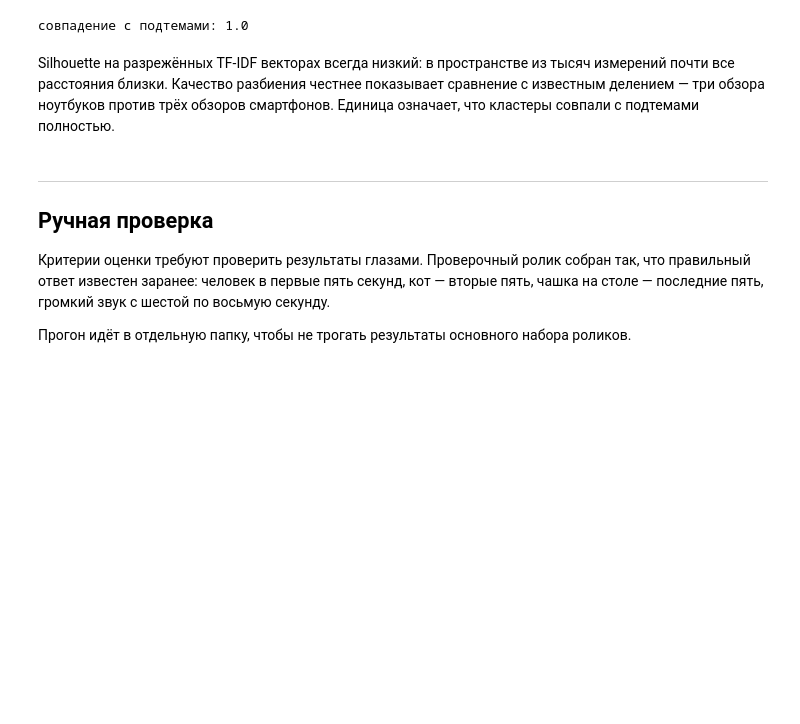
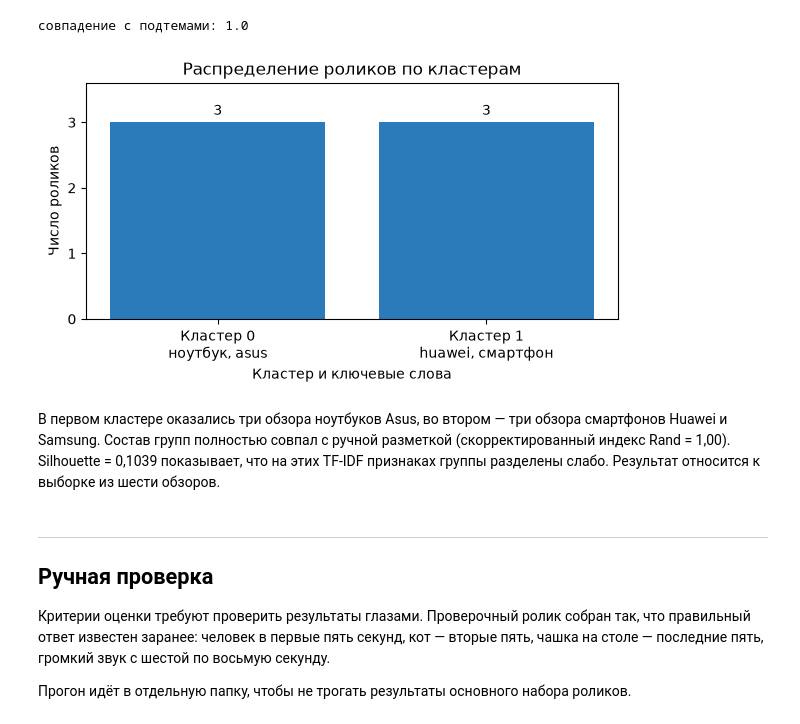
Before and after one commit to fortanello/web-mining, a Jupyter notebook: lab6/practice6.ipynb, the cells around one changed output. Drawn from its saved outputs; the diff is of its cells as text; code cells hidden in the pictures; blank space fills up the shorter version.

```diff
--- a/lab6/practice6.ipynb
+++ b/lab6/practice6.ipynb
@@ -321,11 +346,34 @@ labels = [item["cluster"] for item in index["videos"]]
 print("совпадение с подтемами:", round(adjusted_rand_score(truth, labels), 3))
 # %% [output]
 совпадение с подтемами: 1.0
+# %%
+from collections import Counter
+
+cluster_sizes = Counter(item["cluster"] for item in index["videos"])
+cluster_ids = sorted(cluster_sizes)
+names = []
+for cluster_id in cluster_ids:
+    keywords = ", ".join(index["cluster_words"].get(str(cluster_id), [])[:2])
+    names.append(f"Кластер {cluster_id}\n{keywords}")
+
+fig, ax = plt.subplots(figsize=(6, 3.5))
+bars = ax.bar(names, [cluster_sizes[k] for k in cluster_ids], color="#2b7bba")
+ax.bar_label(bars, padding=3)
+ax.set(title="Распределение роликов по кластерам",
+       xlabel="Кластер и ключевые слова", ylabel="Число роликов",
+       yticks=range(max(cluster_sizes.values()) + 1),
+       ylim=(0, max(cluster_sizes.values()) * 1.2))
+fig.tight_layout()
+display(fig)
+plt.close(fig)
+# %% [output]
+[figure, added]
 # %% [markdown]
-Silhouette на разрежённых TF-IDF векторах всегда низкий: в пространстве из тысяч
-измерений почти все расстояния близки. Качество разбиения честнее показывает
-сравнение с известным делением — три обзора ноутбуков против трёх обзоров
-смартфонов. Единица означает, что кластеры совпали с подтемами полностью.
+В первом кластере оказались три обзора ноутбуков Asus, во втором — три обзора
+смартфонов Huawei и Samsung. Состав групп полностью совпал с ручной разметкой
+(скорректированный индекс Rand = 1,00). Silhouette = 0,1039 показывает, что
+на этих TF-IDF признаках группы разделены слабо. Результат относится к выборке
+из шести обзоров.
 # %% [markdown]
 ---
 ## Ручная проверка
```
Also changed, not shown: parts of 7 cells of this notebook, 19 other files.
